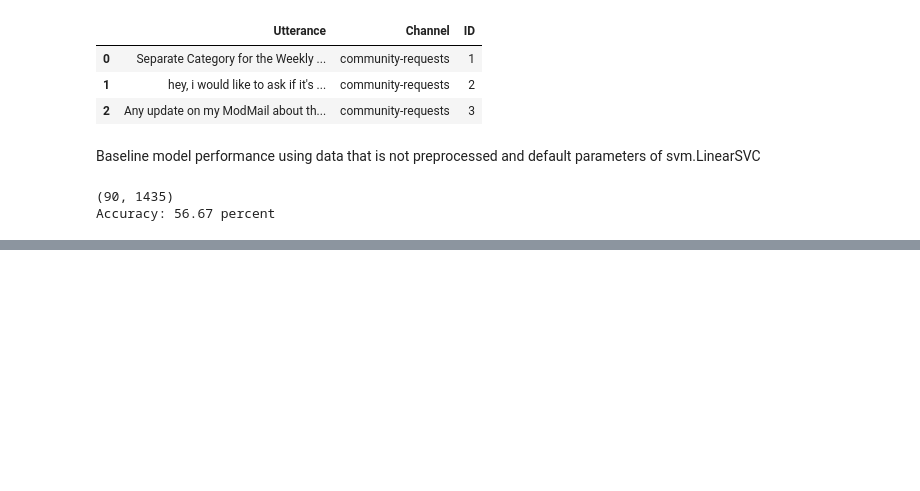
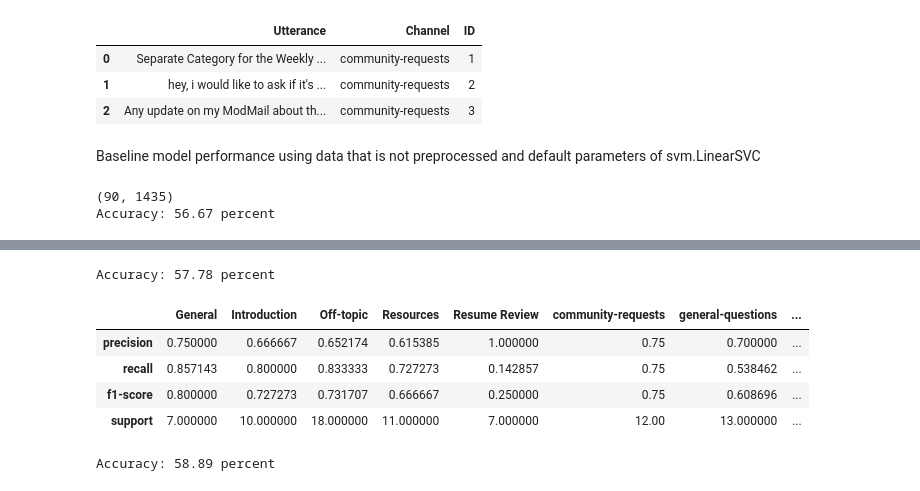
Before and after one commit to patrickkylejuan/aml-1, a Jupyter notebook: SVM-Discord-Classifier.ipynb, the cells around one changed output, grey strips where cells are left out. Drawn from its saved outputs; the diff is of its cells as text; code cells hidden in the pictures; blank space fills up the shorter version.

Commit message:
Added preliminary models for the dataset

```diff
--- a/SVM-Discord-Classifier.ipynb
+++ b/SVM-Discord-Classifier.ipynb
@@ -113,0 +163,34 @@ Accuracy: 56.67 percent
+# %%
+from sklearn.feature_extraction.text import TfidfVectorizer
+from sklearn.metrics.pairwise import linear_kernel
+from nltk import word_tokenize
+from nltk.stem import WordNetLemmatizer
+import nltk
+from nltk.corpus import stopwords
+
+# Download stopwords list
+nltk.download('punkt')
+stop_words = set(stopwords.words('english'))
+
+# Interface lemma tokenizer from nltk with sklearn
+class LemmaTokenizer:
+    ignore_tokens = [',', '.', ';', ':', '"', '``', "''", '`']
+    def __init__(self):
+        self.wnl = WordNetLemmatizer()
+    def __call__(self, doc):
+        return [self.wnl.lemmatize(t) for t in word_tokenize(doc) if t not in self.ignore_tokens]
+
+# Lemmatize the stop words
+tokenizer=LemmaTokenizer()
+token_stop = tokenizer(' '.join(stop_words))
+
+# Splitting the values into testing and training data
+X_train, X_test, y_train, y_test= train_test_split(df["Utterance"],
+                                                    df["Channel"],
+                                                    test_size = 0.30,
+                                                    stratify = df["Channel"],random_state=17) #preserve the distribution and enable reproducibility
+# Create TF-idf model
+vectorizer = TfidfVectorizer(stop_words=token_stop,
+                              tokenizer=tokenizer)
+
+tfidf_train_x = vectorizer.fit_transform(X_train)
@@ -113,0 +201,26 @@ Accuracy: 56.67 percent
+# %%
+classifier = LinearSVC()
+classifier.fit(tfidf_train_x.toarray(), y_train)
+tfidf_test_x = vectorizer.transform(X_test) #applying tf-idf to the test data
+scores = cross_val_score(classifier, tfidf_test_x.toarray(), y_test, cv=5) #cross-validation
+acc = scores.mean()
+print("Accuracy: %0.2f percent" % (acc *100))
+# %% [output]
+Accuracy: 57.78 percent
+# %%
+predictions = classifier.predict(tfidf_test_x.toarray())
+pd.DataFrame(classification_report(y_test,predictions,output_dict=True))
+# %% [output]
+|  | General | Introduction | Off-topic | Resources | Resume Review | community-requests | general-questions | ... |
+| precision | 0.750000 | 0.666667 | 0.652174 | 0.615385 | 1.000000 | 0.75 | 0.700000 | ... |
+| recall | 0.857143 | 0.800000 | 0.833333 | 0.727273 | 0.142857 | 0.75 | 0.538462 | ... |
+| f1-score | 0.800000 | 0.727273 | 0.731707 | 0.666667 | 0.250000 | 0.75 | 0.608696 | ... |
+| support | 7.000000 | 10.000000 | 18.000000 | 11.000000 | 7.000000 | 12.00 | 13.000000 | ... |
+# %%
+clf = OneVsRestClassifier(SVC()).fit(tfidf_train_x.toarray(), y_train)
+
+scores = cross_val_score(clf, tfidf_test_x.toarray(), y_test, cv=5) #cross-validation
+acc = scores.mean()
+print("Accuracy: %0.2f percent" % (acc *100))
+# %% [output]
+Accuracy: 58.89 percent
```
Also changed, not shown: parts of 40 cells of this notebook.
